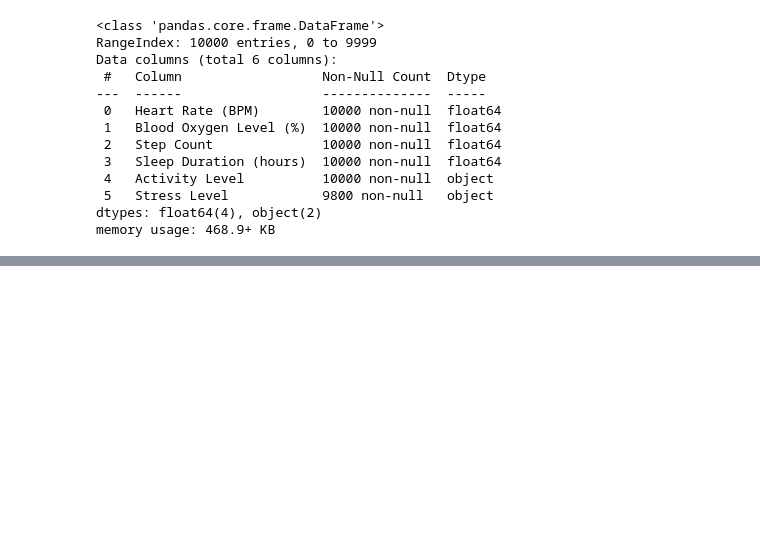
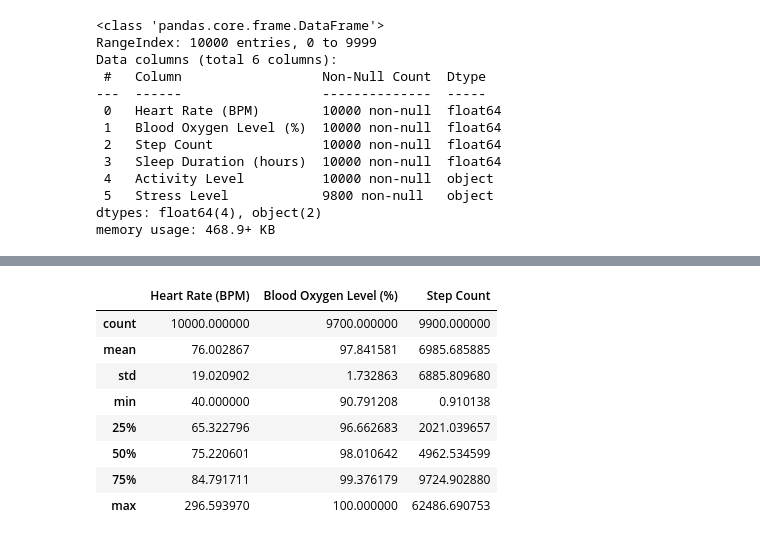
Before and after one commit to Sgpaisa/assignment_practice, a Jupyter notebook: Data_Assesment_DataCleaning/Automated_Data_Cleaning.ipynb, the cells around one changed output, grey strips where cells are left out. Saved outputs shown, nothing was run; the diff lists cells and outputs as text; code cells hidden in the pictures; blank space fills up the shorter version.

```diff
--- a/Data_Assesment_DataCleaning/Automated_Data_Cleaning.ipynb
+++ b/Data_Assesment_DataCleaning/Automated_Data_Cleaning.ipynb
@@ -131,0 +401,6 @@ memory usage: 468.9+ KB
+# %%
+from turtle import st
+
+from sklearn.impute import SimpleImputer
+imputer=SimpleImputer(strategy='median')
+df['Heart Rate (BPM)']=imputer.fit_transform(df[['Heart Rate (BPM)']]).ravel()
@@ -131,0 +423,12 @@ memory usage: 468.9+ KB
+# %%
+df.describe()
+# %% [output]
+|  | Heart Rate (BPM) | Blood Oxygen Level (%) | Step Count |
+| count | 10000.000000 | 9700.000000 | 9900.000000 |
+| mean | 76.002867 | 97.841581 | 6985.685885 |
+| std | 19.020902 | 1.732863 | 6885.809680 |
+| min | 40.000000 | 90.791208 | 0.910138 |
+| 25% | 65.322796 | 96.662683 | 2021.039657 |
+| 50% | 75.220601 | 98.010642 | 4962.534599 |
+| 75% | 84.791711 | 99.376179 | 9724.902880 |
+| max | 296.593970 | 100.000000 | 62486.690753 |
```
Also changed, not shown: parts of 45 cells of this notebook, 4 other files.
